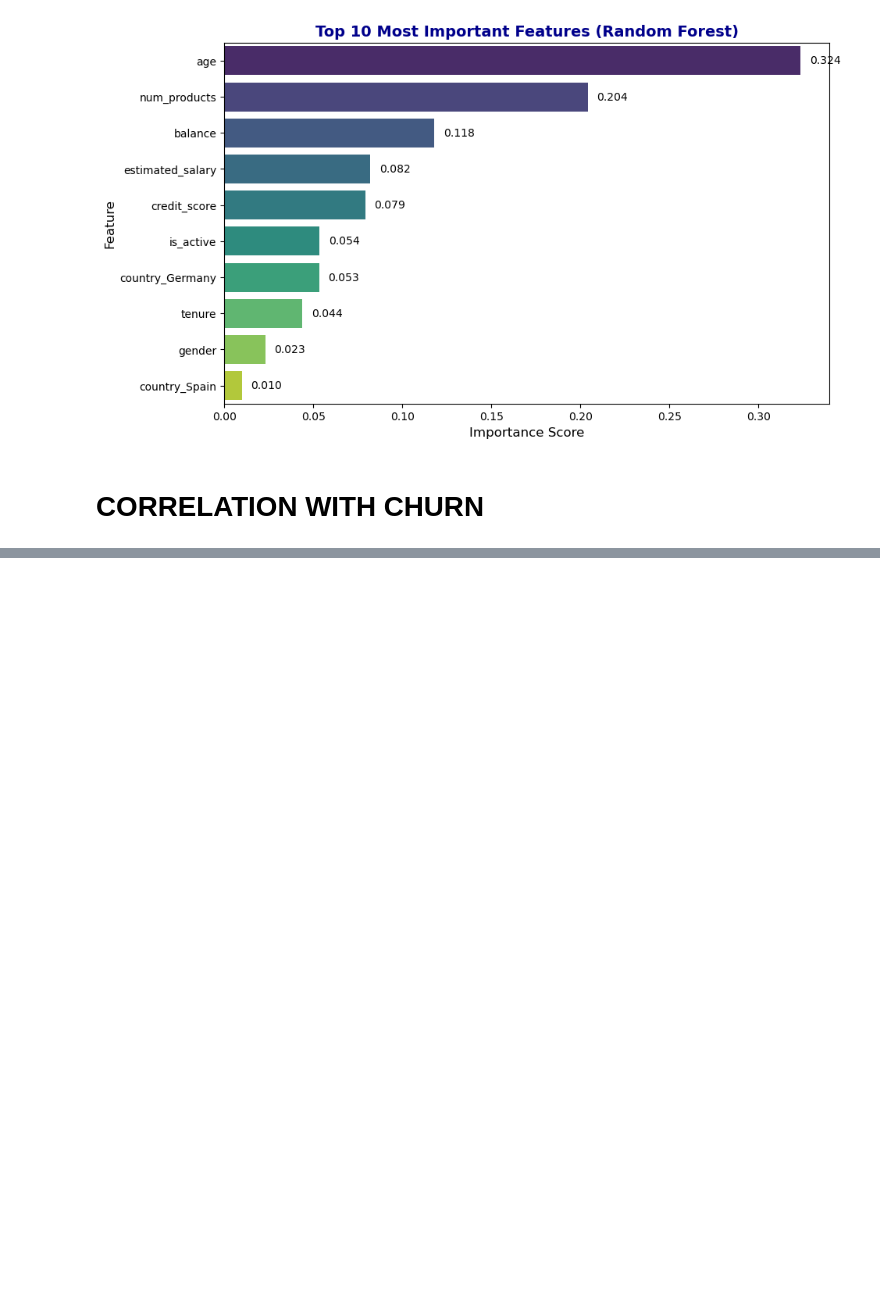
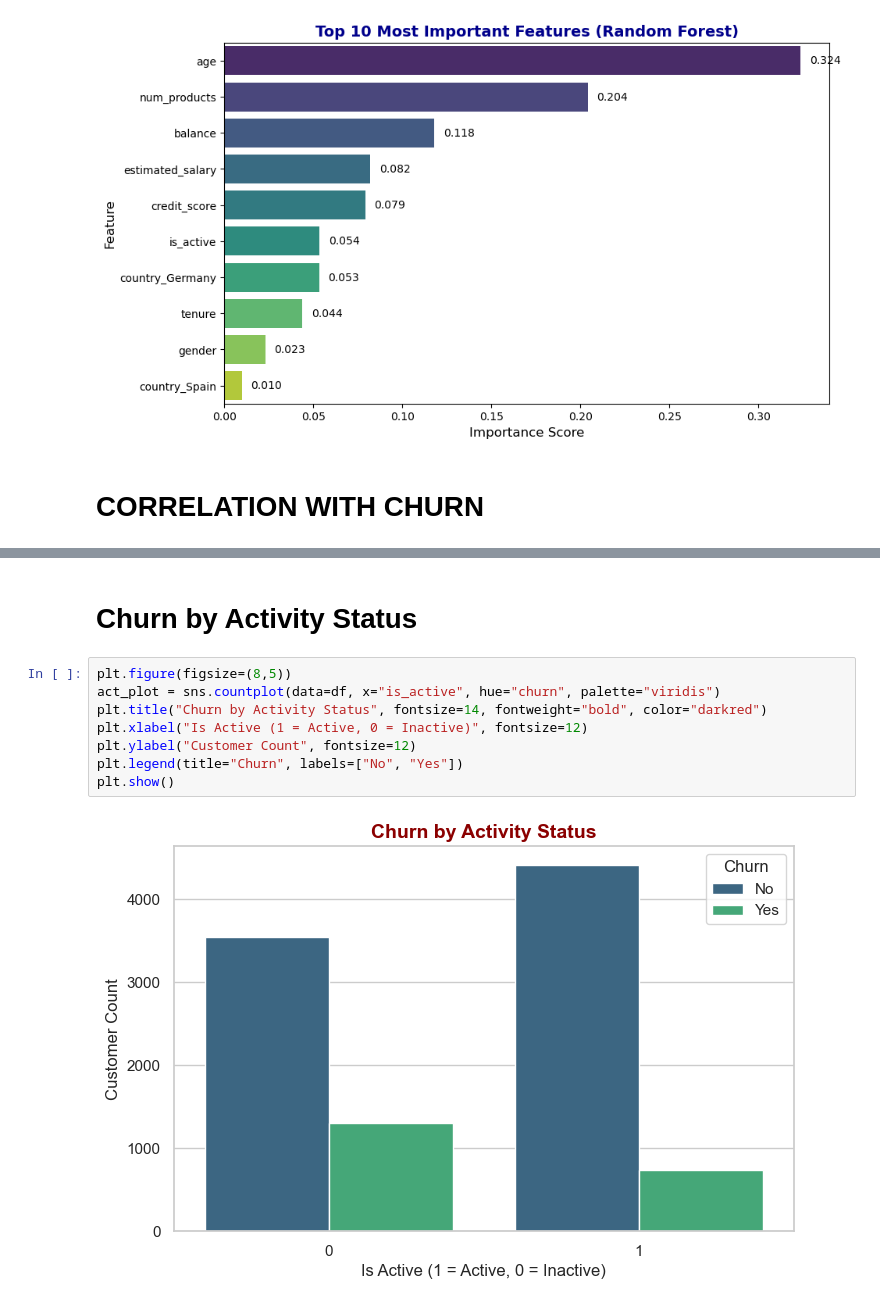
Before and after one commit to Levi-Mulama/Bank-Customer-Churn, a Jupyter notebook: Churn_Project.ipynb, the cells around one changed output, grey strips where cells are left out. Drawn from its saved outputs; the diff is of its cells as text; blank space fills up the shorter version.

```diff
--- a/Churn_Project.ipynb
+++ b/Churn_Project.ipynb
@@ -753,0 +806,12 @@ plt.show()
+# %% [markdown]
+# Churn by Activity Status
+# %%
+plt.figure(figsize=(8,5))
+act_plot = sns.countplot(data=df, x="is_active", hue="churn", palette="viridis")
+plt.title("Churn by Activity Status", fontsize=14, fontweight="bold", color="darkred")
+plt.xlabel("Is Active (1 = Active, 0 = Inactive)", fontsize=12)
+plt.ylabel("Customer Count", fontsize=12)
+plt.legend(title="Churn", labels=["No", "Yes"])
+plt.show()
+# %% [output]
+[figure, added]
```
Also changed, not shown: parts of 10 cells of this notebook.
